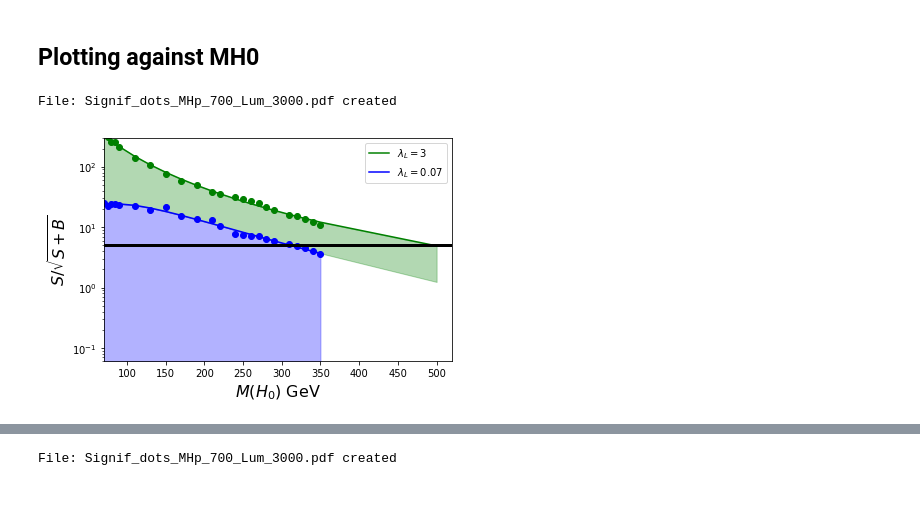
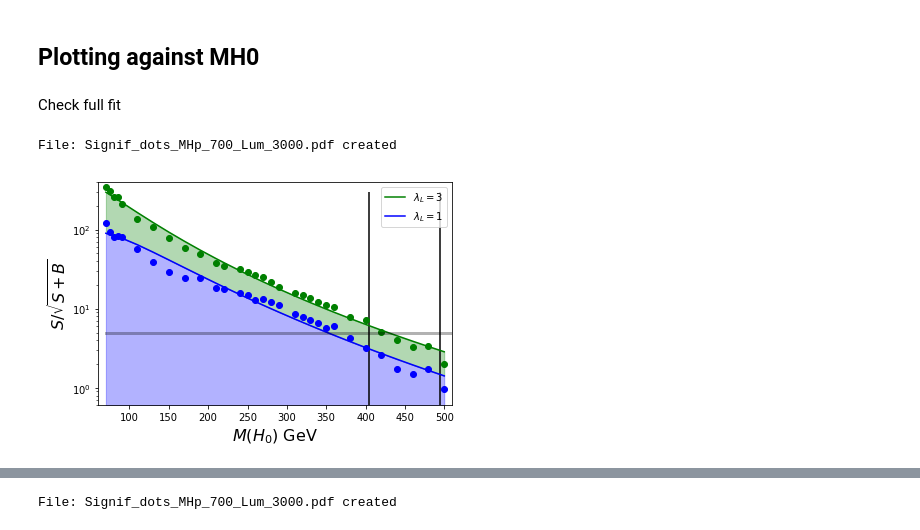
Before and after one commit to restrepo/VBF_IDM, a Jupyter notebook: Sensitivity_manual_contour.ipynb, the cells around one changed output, grey strips where cells are left out. Cells and saved outputs as stored; diff of their text form; code cells hidden in the pictures; blank space fills up the shorter version.

Commit message:
Full statistics

```diff
--- a/Sensitivity_manual_contour.ipynb
+++ b/Sensitivity_manual_contour.ipynb
@@ -51,11 +55,13 @@ for Lumi in Lumis:
 # %% [markdown]
 ## Plotting against MH0
 # %%
-def plot_fit(df,MHp=700,Lumi=30000.,xmin=None,xmax=None,ymin=0.06,ymax=300,LaL1=10,LaL2=1,dots=True):
+def plot_fit(df,MHp=700,Lumi=30000.,xmin=None,xmax=None,ymin=0.06,ymax=300,LaL1=10,LaL2=1,dots=True,alpha=1):
     '''
     MHp: Charges Higgs mass
     Lumi: Luminosity
+    xmin,xmax: plt.xlim(xmin,xmax)
     ymin,ymax: plt.ylim(ymin,ymax)
+
     LaL1: First Lambda_L value
     LaL1: Second Lambda_L value
 
@@ -103,7 +109,7 @@ def plot_fit(df,MHp=700,Lumi=30000.,xmin=None,xmax=None,ymin=0.06,ymax=300,LaL1=
     ax1.set_ylim(bottom=ymin,top=ymax)
     ax1.set_xlabel(r'$M(H_{0})$ GeV', fontsize=16)
     ax1.set_ylabel(r'$S/\sqrt{S+B}$', fontsize=16)
-    ax1.plot((xmin,xmax),(5.0,5.0),linewidth=3,color="black",linestyle='solid')
+    ax1.plot((xmin,xmax),(5.0,5.0),linewidth=3,color="black",linestyle='solid',alpha=alpha)
 
     legend1 = ax1.legend(loc='upper right', shadow=False)
     plt.tight_layout()
@@ -115,9 +121,24 @@ def plot_fit(df,MHp=700,Lumi=30000.,xmin=None,xmax=None,ymin=0.06,ymax=300,LaL1=
 
     plt.savefig(fig)
     print('File: '+fig+' created')
-# %%
-LaL1=3; MHp=700;Lumi=3000000
-plot_fit(df,MHp=MHp,Lumi=Lumi,xmax=520,ymin=0.06,ymax=300,LaL1=LaL1,LaL2=0.07,dots=True)
-# %% [output]
-File: Signif_dots_MHp_700_Lum_3000.pdf created
-[figure, removed]
+# %%
+def mfit(df,mc,LaL1=3, LaL2=1, MH1=495   , MH2=405,\
+    MHp=700,Lumi=3000000,xmin=300,xmax=530,ymin=4,ymax=20):
+
+    plot_fit(df,MHp=MHp,Lumi=Lumi,xmax=xmax,ymin=ymin,ymax=ymax,LaL1=LaL1,LaL2=LaL2,dots=True,alpha=0.3)
+    plt.vlines(MH2,1E-2,300)
+    plt.vlines(MH1,1E-2,300)
+    plt.xlim(xmin,xmax)
+    mc=mc.append({'LaL':LaL1,'MH0':MH1,'Luminosity':Lumi},ignore_index=True)
+    mc=mc.append({'LaL':LaL2,'MH0':MH2,'Luminosity':Lumi},ignore_index=True)
+    return mc
+# %%
+mc=pd.DataFrame()
+# %% [markdown]
+Check full fit
+# %%
+kk=mfit(df,mc,LaL1=3, LaL2=1, MH1=495   , MH2=405,\
+    MHp=700,Lumi=3000000,xmin=60,xmax=510,ymin=0.6,ymax=400)
+# %% [output]
+File: Signif_dots_MHp_700_Lum_3000.pdf created
+[figure, added]
```
Also changed, not shown: parts of 12 cells of this notebook, 2 other files.
